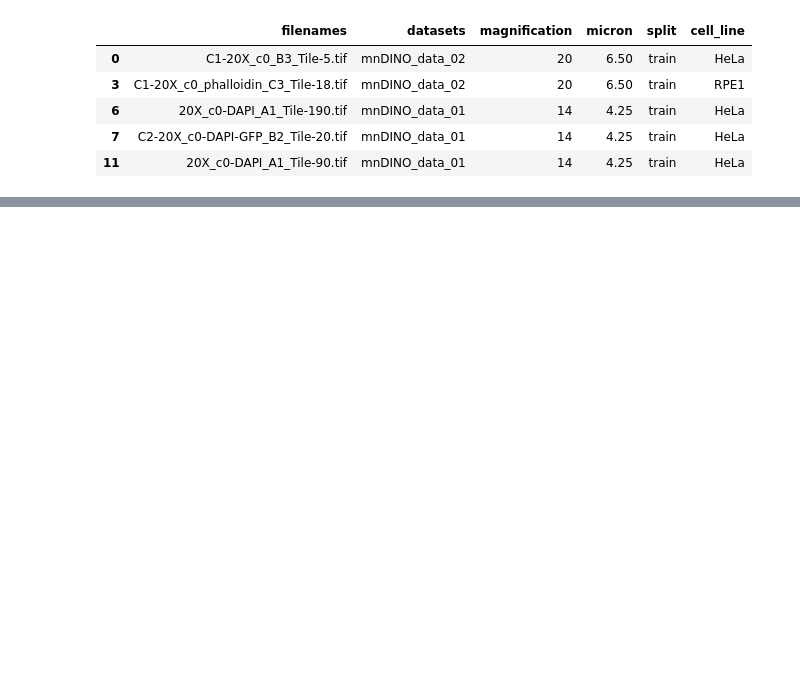
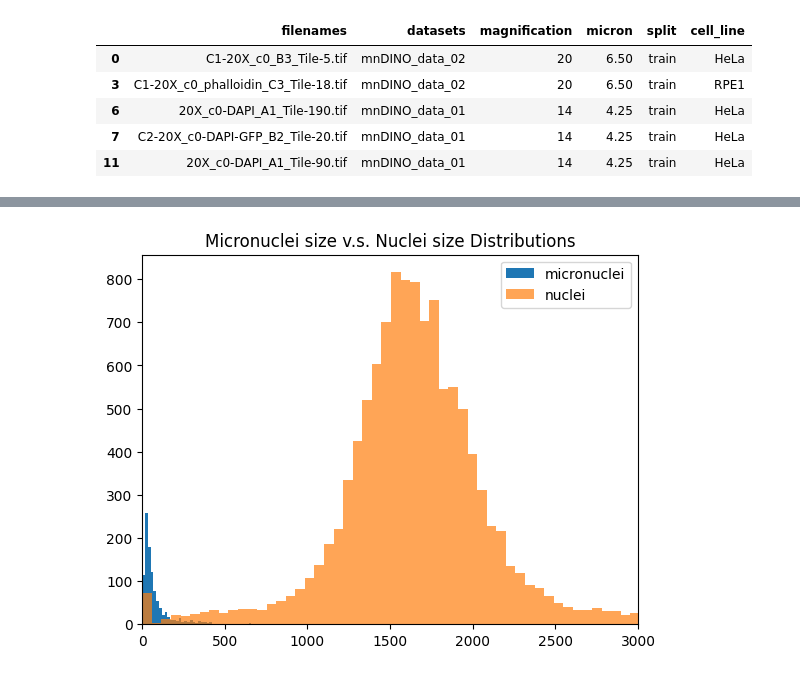
Before and after one commit to CaicedoLab/micronuclei-detection, a Jupyter notebook: figures/dataset_distributions.ipynb, the cells around one changed output, grey strips where cells are left out. Drawn from its saved outputs; the diff is of its cells as text; code cells hidden in the pictures; blank space fills up the shorter version.

```diff
--- a/figures/dataset_distributions.ipynb
+++ b/figures/dataset_distributions.ipynb
@@ -109,0 +57,32 @@ Text(0.5, 1.0, 'Area of Micronuclei in Each Dataset')
+# %%
+labels = sorted(df[df.split == 'train'].datasets.unique().tolist())
+print(labels)
+mn_areas = []
+nuclei_areas = []
+
+for label in labels:
+    df_train = df.loc[(df.split == 'train') & (df.datasets == label), ['filenames', 'datasets']].copy().reset_index()
+    train_mn_mask_path = os.path.join(path, 'train', 'mn_masks')
+    train_nuclei_mask_path = os.path.join(path, 'train', 'nuclei_masks')
+
+
+    mn_area_lst = []
+    nuc_area_lst = []
+    for i in range(df_train.shape[0]):
+        mn_mask = skimage.io.imread(os.path.join(train_mn_mask_path, df_train.loc[i, 'filenames'].replace('.tif', '.png')))
+        nuc_mask = skimage.io.imread(os.path.join(train_nuclei_mask_path, df_train.loc[i, 'filenames']))
+
+        mn_labels = skimage.measure.label(mn_mask)
+        nuc_labels = skimage.measure.label(nuc_mask)
+
+
+        for mn_id in range(1, np.max(mn_labels) + 1):
+            mn_area = np.sum(mn_labels == mn_id)
+            mn_area_lst.append(mn_area)
+
+        for nuc_id in range(1, np.max(nuc_labels) + 1):
+            nuc_area = np.sum(nuc_labels == nuc_id)
+            nuc_area_lst.append(nuc_area)
+
+    mn_areas.append(mn_area_lst)
+    nuclei_areas.append(nuc_area_lst)
@@ -109,0 +172,9 @@ Text(0.5, 1.0, 'Area of Micronuclei in Each Dataset')
+# %%
+plt.hist(mn_areas[1], bins=100, label='micronuclei')
+plt.hist(nuclei_areas[1], bins=150, label='nuclei', alpha=0.7)
+plt.title('Micronuclei size v.s. Nuclei size Distributions')
+plt.legend(loc='upper right')
+plt.xlim((0, 3000))
+plt.show()
+# %% [output]
+[figure, added]
```
Also changed, not shown: parts of 17 cells of this notebook.
